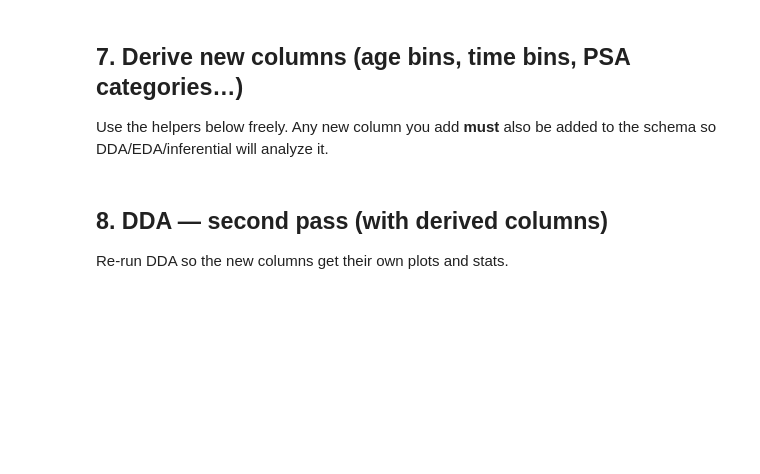
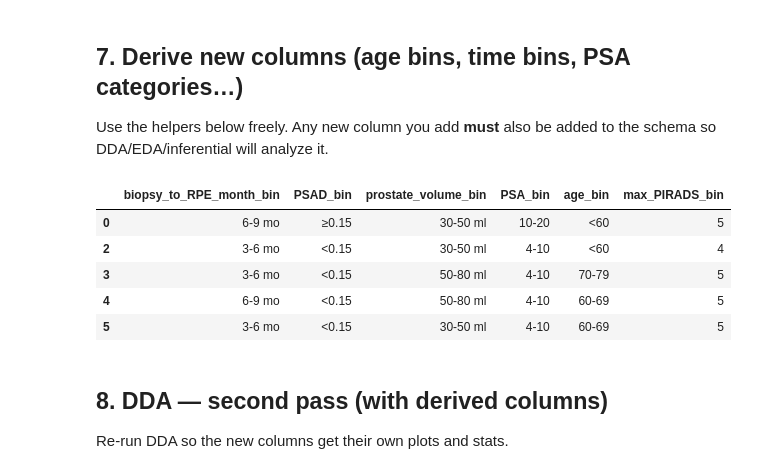
Before and after one commit to DrAndrushka/RPE_petijums, a Jupyter notebook: v2_RPE_notebook.ipynb, the cells around one changed output. Cells and saved outputs as stored; diff of their text form; code cells hidden in the pictures; blank space fills up the shorter version.

```diff
--- a/v2_RPE_notebook.ipynb
+++ b/v2_RPE_notebook.ipynb
@@ -531,3 +505,94 @@ df.filter(regex='_bin$|^psa_cat$').head()
+# %%
+# ── 1. biopsy → RPE, in months ───────────────────────────────────────────
+if 'biopsy_to_RPE_days' in df.columns:
+    df['biopsy_to_RPE_month_bin'] = bin_numeric(
+        df['biopsy_to_RPE_days'],
+        bins=[-np.inf, 90, 180, 270, 365, np.inf],
+        labels=['<3 mo', '3-6 mo', '6-9 mo', '9-12 mo', '>12 mo'],
+    )
+    schema['biopsy_to_RPE_month_bin'] = ColSpec(
+        name='biopsy_to_RPE_month_bin', kind='ordinal',
+        ordered_levels=['<3 mo', '3-6 mo', '6-9 mo', '9-12 mo', '>12 mo'],
+    )
+
+# ── 2. PSA density, clinical 0.15 cutoff ─────────────────────────────────
+if 'PSA_density' in df.columns:
+    df['PSAD_bin'] = bin_numeric(
+        df['PSA_density'],
+        bins=[-np.inf, 0.15, np.inf],
+        labels=['<0.15', '≥0.15'],
+    )
+    schema['PSAD_bin'] = ColSpec(
+        name='PSAD_bin', kind='ordinal',
+        ordered_levels=['<0.15', '≥0.15'],
+    )
+
+# ── 3. Prostate volume (ml) ──────────────────────────────────────────────
+if 'prostate_volume' in df.columns:
+    df['prostate_volume_bin'] = bin_numeric(
+        df['prostate_volume'],
+        bins=[-np.inf, 30, 50, 80, np.inf],
+        labels=['<30 ml', '30-50 ml', '50-80 ml', '>80 ml'],
+    )
+    schema['prostate_volume_bin'] = ColSpec(
+        name='prostate_volume_bin', kind='ordinal',
+        ordered_levels=['<30 ml', '30-50 ml', '50-80 ml', '>80 ml'],
+    )
+
+# ── 4. Preop PSA (ng/ml) — standard NCCN risk strata ─────────────────────
+if 'preop_PSA' in df.columns:
+    df['PSA_bin'] = bin_numeric(
+        df['preop_PSA'],
+        bins=[-np.inf, 4, 10, 20, np.inf],
+        labels=['<4', '4-10', '10-20', '>20'],
+    )
+    schema['PSA_bin'] = ColSpec(
+        name='PSA_bin', kind='ordinal',
+        ordered_levels=['<4', '4-10', '10-20', '>20'],
+    )
+
+# ── 5. Age (years) ───────────────────────────────────────────────────────
+if 'age' in df.columns:
+    df['age_bin'] = bin_numeric(
+        df['age'],
+        bins=[-np.inf, 60, 70, 80, np.inf],
+        labels=['<60', '60-69', '70-79', '≥80'],
+    )
+    schema['age_bin'] = ColSpec(
+        name='age_bin', kind='ordinal',
+        ordered_levels=['<60', '60-69', '70-79', '≥80'],
+    )
+
+# ── 6. PIRADS max — needs max_PIRADS column first ────────────────────────
+# `mark_structural_missing` already created `n_lesions_MRI_max` (= max PIRADS).
+# Rename for clarity if not done already.
+if 'n_lesions_MRI_max' in df.columns and 'max_PIRADS' not in df.columns:
+    df = df.rename(columns={'n_lesions_MRI_max': 'max_PIRADS'})
+    if 'n_lesions_MRI_max' in schema:
+        spec = schema.pop('n_lesions_MRI_max')
+        spec.name = 'max_PIRADS'
+        schema['max_PIRADS'] = spec
+
+if 'max_PIRADS' in df.columns:
+    df['max_PIRADS_bin'] = bin_numeric(
+        df['max_PIRADS'],
+        bins=[-np.inf, 3, 4, np.inf],
+        labels=['≤3', '4', '5'],
+    )
+    schema['max_PIRADS_bin'] = ColSpec(
+        name='max_PIRADS_bin', kind='ordinal',
+        ordered_levels=['≤3', '4', '5'],
+    )
+
+
+df.filter(regex='_bin$|^psa_cat$').head()
+# %% [output]
+|  | biopsy_to_RPE_month_bin | PSAD_bin | prostate_volume_bin | PSA_bin | age_bin | max_PIRADS_bin |
+| 0 | 6-9 mo | ≥0.15 | 30-50 ml | 10-20 | <60 | 5 |
+| 2 | 3-6 mo | <0.15 | 30-50 ml | 4-10 | <60 | 4 |
+| 3 | 3-6 mo | <0.15 | 50-80 ml | 4-10 | 70-79 | 5 |
+| 4 | 6-9 mo | <0.15 | 50-80 ml | 4-10 | 60-69 | 5 |
+| 5 | 3-6 mo | <0.15 | 30-50 ml | 4-10 | 60-69 | 5 |
 # %% [markdown]
 ## 8. DDA — second pass (with derived columns)
 
```
Also changed, not shown: parts of 10 cells of this notebook, 1 other file.
